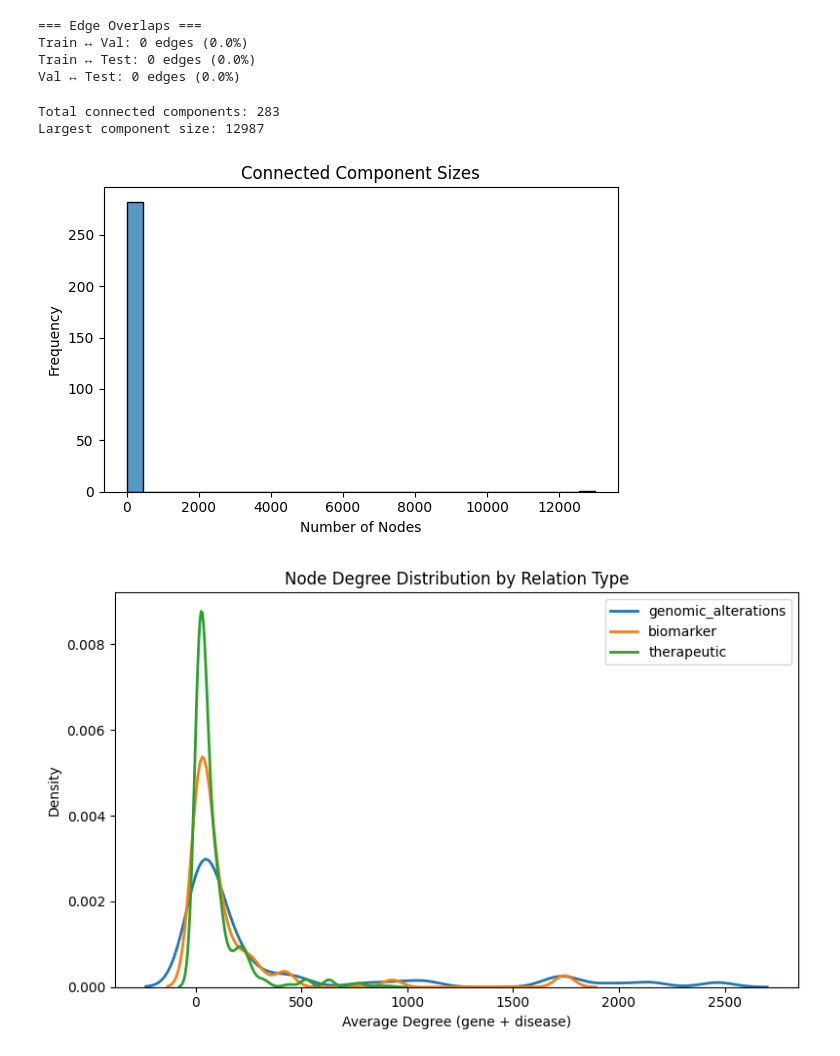
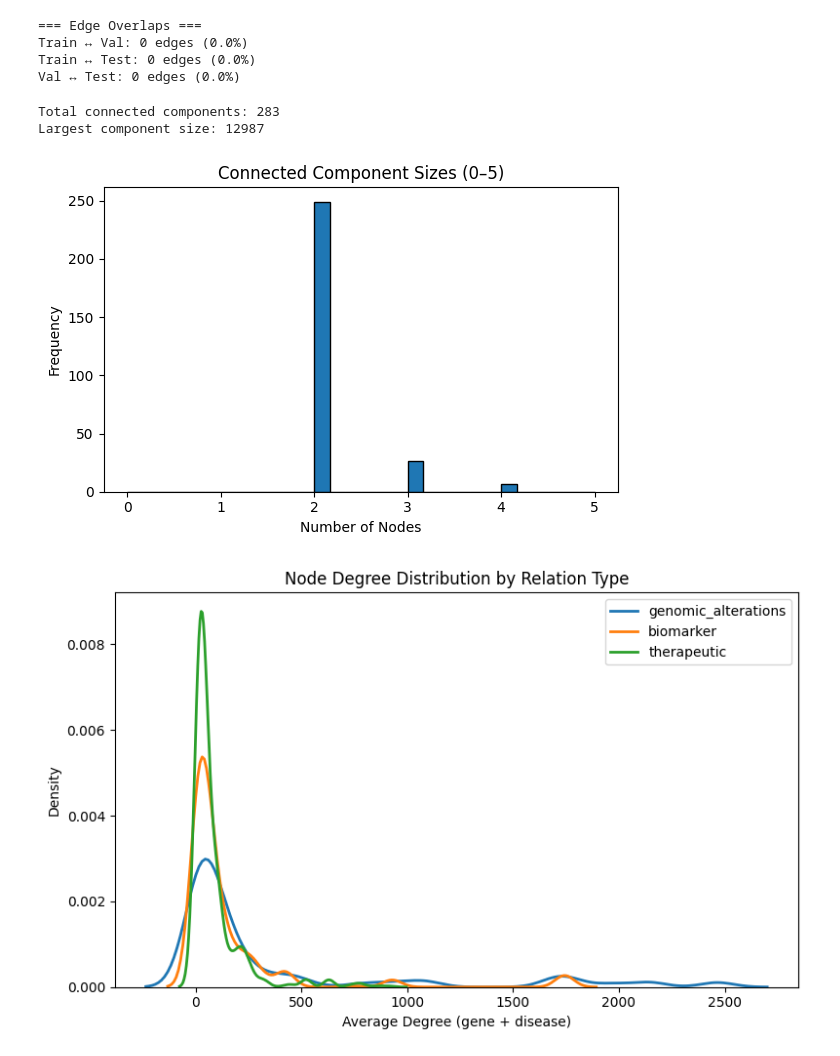
Before and after one commit to Royef/TBGA-Gene-Disease-Association-, a Jupyter notebook: TBGA_ Gene Disease Association Data-final.ipynb, the cells around one changed output. Drawn from its saved outputs; the diff is of its cells as text; code cells hidden in the pictures.

```diff
--- a/TBGA_ Gene Disease Association Data-final.ipynb
+++ b/TBGA_ Gene Disease Association Data-final.ipynb
@@ -291,26 +308,27 @@ Train ↔︎ Val: 0 edges (0.0%)
 Train ↔︎ Test: 0 edges (0.0%)
 Val ↔︎ Test: 0 edges (0.0%)
 # %%
-def analyze_components(G):
+def analyze_components(G, min_size=0, max_size=5):
     comps = list(nx.connected_components(G))
     comp_sizes = [len(c) for c in comps]
 
     print(f"Total connected components: {len(comps)}")
     print(f"Largest component size: {max(comp_sizes)}")
 
     plt.figure(figsize=(6, 4))
-    sns.histplot(comp_sizes, bins=30)
-    plt.title("Connected Component Sizes")
+    plt.hist(comp_sizes, bins=30, range=(min_size, max_size), edgecolor="black")
+    plt.title(f"Connected Component Sizes ({min_size}–{max_size})")
     plt.xlabel("Number of Nodes")
     plt.ylabel("Frequency")
     plt.tight_layout()
     plt.show()
 
-analyze_components(train_graph)
+# Example usage
+analyze_components(train_graph, 0, 5)
 # %% [output]
 Total connected components: 283
 Largest component size: 12987
-[figure, old version]
+[figure, new version]
 # %%
 def plot_relation_vs_degree(edges):
     deg_map = defaultdict(int)
```
Also changed, not shown: parts of 2 cells of this notebook.
